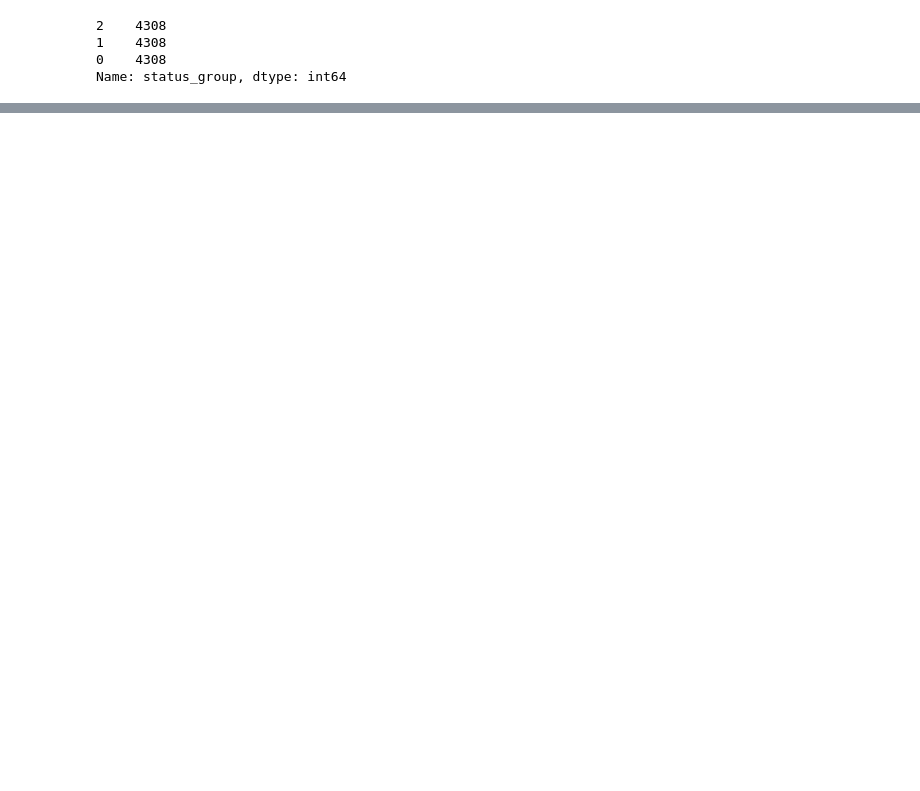
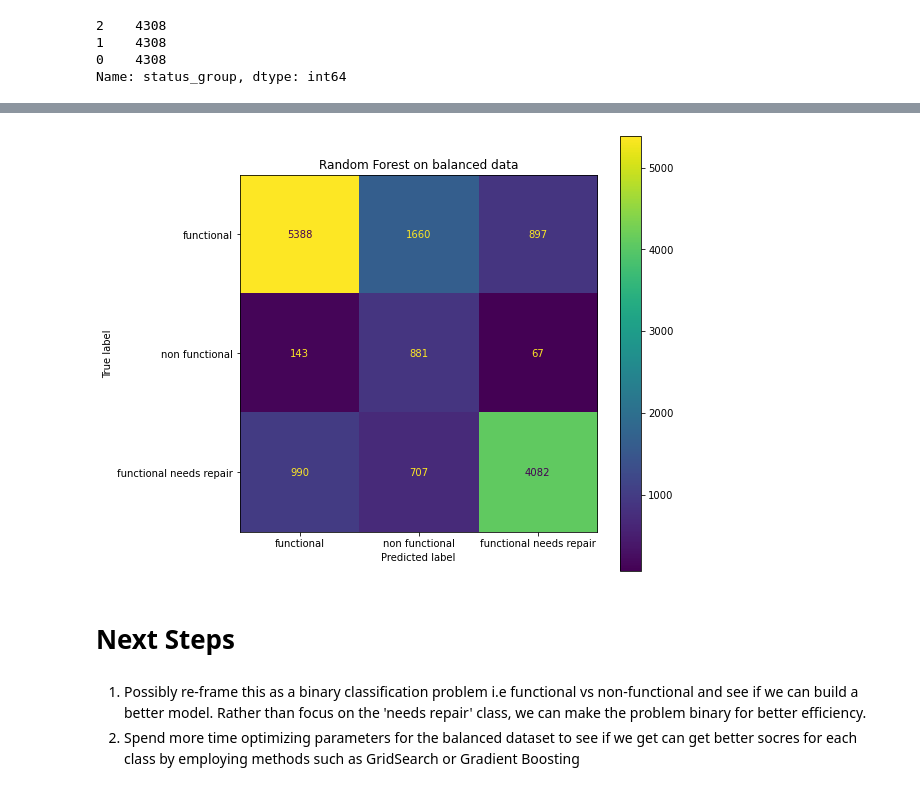
Before and after one commit to rahulakrish/water_pump_classifier, a Jupyter notebook: phase3_project.ipynb, the cells around one changed output, grey strips where cells are left out. Drawn from its saved outputs; the diff is of its cells as text; code cells hidden in the pictures; blank space fills up the shorter version.

```diff
--- a/phase3_project.ipynb
+++ b/phase3_project.ipynb
@@ -1455,0 +1414,20 @@ print(classification_report(y_test,y_hat_test_balanced,target_names=names))
+# %%
+#instantaiate with optimized parameters from before
+forest2 = RandomForestClassifier(max_depth=15,min_samples_split=28,min_samples_leaf=3,random_state=42)
+
+#fit the data on the balanced dataset
+forest2.fit(X_train_new,y_train_new)
+
+# predict data
+y_hat_test_preds =  forest2.predict(X_test)
+# %%
+fig,ax=plt.subplots(figsize=(8,8))
+plot_confusion_matrix(forest2,X_test,y_test,display_labels=names,ax=ax);
+ax.set_title('Random Forest on balanced data');
+# %% [output]
+[figure, added]
+# %% [markdown]
+# Next Steps
+# %% [markdown]
+1. Possibly re-frame this as a binary classification problem i.e functional vs non-functional and see if we can build a better model. Rather than focus on the 'needs repair' class, we can make the problem binary for better efficiency.
+2. Spend more time optimizing parameters for the balanced dataset to see if we get can get better socres for each class by employing methods such as GridSearch or Gradient Boosting
```
Also changed, not shown: parts of 50 cells of this notebook.
